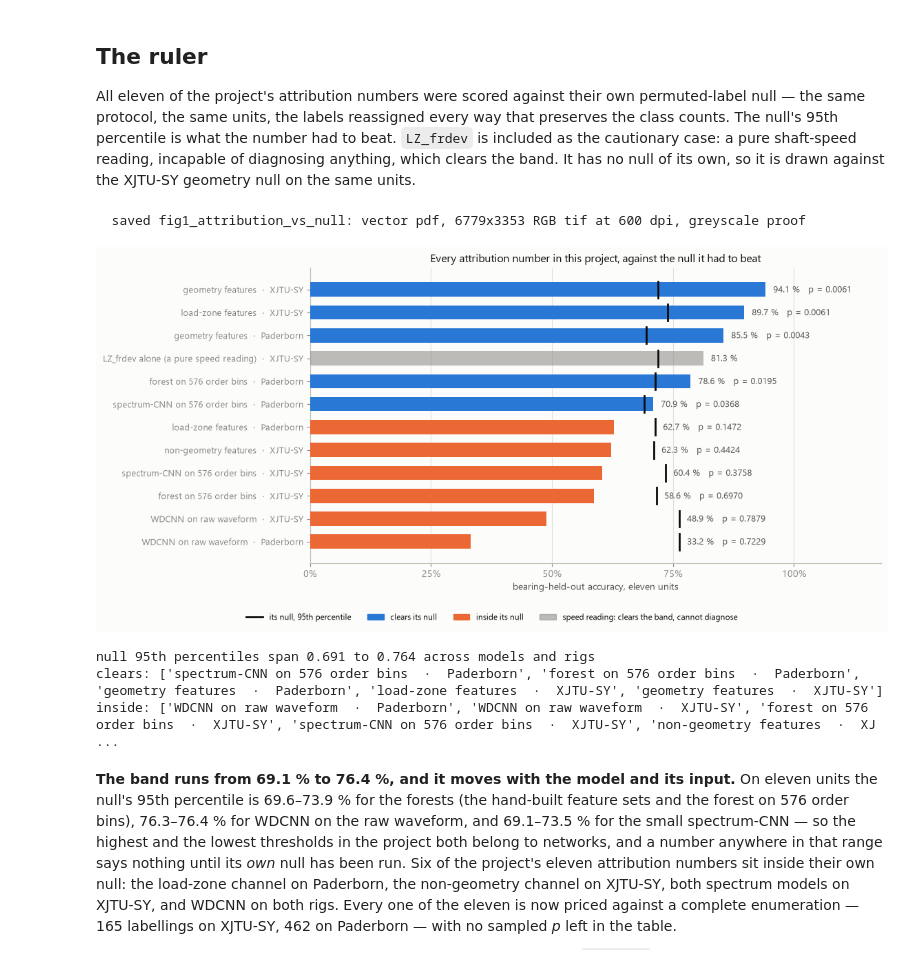
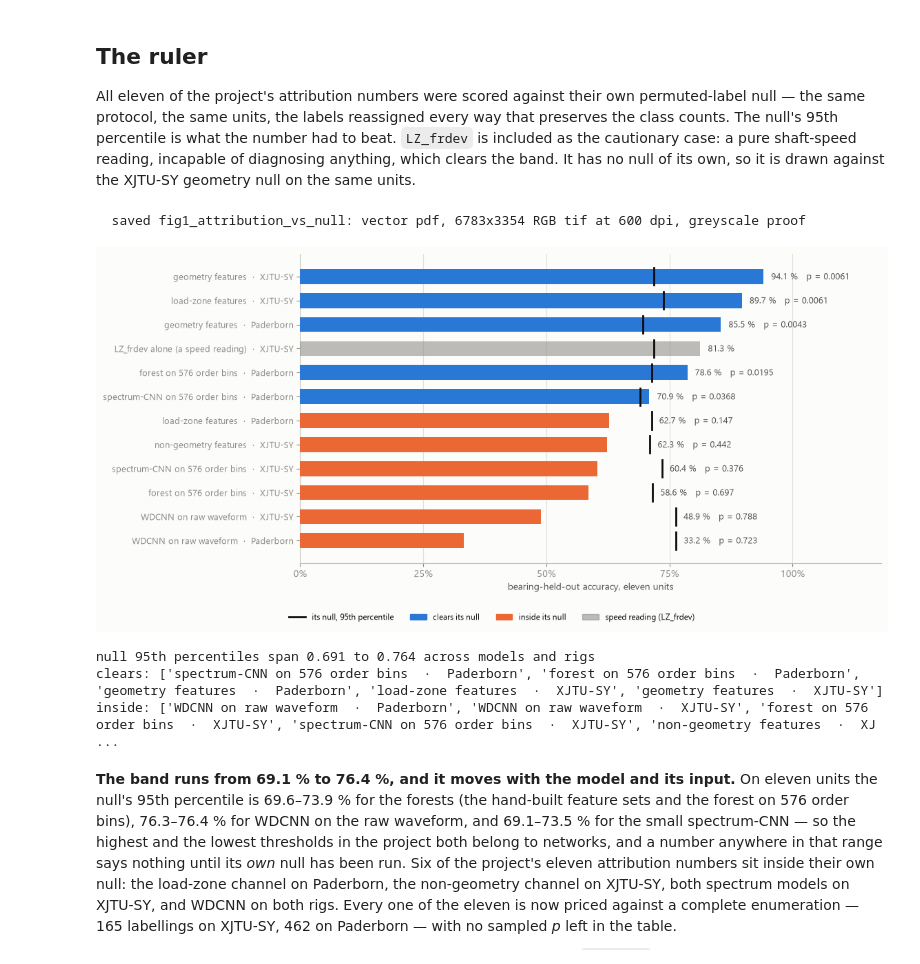
Before and after one commit to Mahmudulmadu/when-chance-is-hard-to-beat, a Jupyter notebook: notebooks/29_methods_and_registry.ipynb, the cells around one changed output. Cells and saved outputs as stored; diff of their text form; code cells hidden in the pictures.

Commit message:
Update manuscript, figures and registry for arXiv

```diff
--- a/notebooks/29_methods_and_registry.ipynb
+++ b/notebooks/29_methods_and_registry.ipynb
@@ -109,38 +109,37 @@ for yi, (_, r) in zip(y, acc.iterrows()):
     # geometry null on the same units. It clears that null and still diagnoses nothing.
     control = pd.isna(r.p)
     col = MUTED if control else (C_BLUE if r.verdict == "clears its null" else C_ORANGE)
     v = float(str(r.value).rstrip(" %")) / (100 if "%" in str(r.value) else 1)
     nv = float(str(r.comparator_value).rstrip(" %")) / (100 if "%" in str(r.comparator_value) else 1)
     ax.barh(yi, 100 * v, height=0.62, color=col, zorder=3, alpha=0.55 if control else 1.0)
     ax.plot([100 * nv] * 2, [yi - 0.36, yi + 0.36], color=INK, lw=2.0, zorder=5)
     # anchor right of whichever is further out, or the null marker strikes through the text
-    ax.annotate(f"{100 * v:.1f} %" + ("" if pd.isna(r.p) else f"   p = {r.p:.4f}"),
+    ax.annotate(f"{100 * v:.1f} %" + ("" if pd.isna(r.p) else f"   p = {r.p:.{3 if r.p >= 0.1 else 4}f}"),
                 (max(100 * v, 100 * nv), yi),
                 xytext=(8, -3), textcoords="offset points", fontsize=9, color=INK2)
 from matplotlib.patches import Patch
 from matplotlib.lines import Line2D
 handles = [Line2D([], [], color=INK, lw=2.0, label="its null, 95th percentile"),
            Patch(color=C_BLUE, label="clears its null"),
            Patch(color=C_ORANGE, label="inside its null"),
-           Patch(color=MUTED, alpha=0.55, label="speed reading: clears the band, cannot diagnose")]
+           Patch(color=MUTED, alpha=0.55, label="speed reading (LZ_frdev)")]
 ax.set_yticks(y, acc.label, fontsize=9)
 ax.set_xlim(0, 118)
 ax.set_xticks([0, 25, 50, 75, 100], ["0%", "25%", "50%", "75%", "100%"])
 ax.grid(axis="y", visible=False)
 ax.set_xlabel("bearing-held-out accuracy, eleven units")
 fig.legend(handles=handles, fontsize=8.5, loc="lower center", ncol=4, bbox_to_anchor=(0.5, 0.0), frameon=False)
-ax.set_title("Every attribution number in this project, against the null it had to beat", fontsize=11.5)
 plt.tight_layout(rect=(0, 0.07, 1, 1))
 save(fig, "fig1_attribution_vs_null")
 plt.show()
 
 band = acc[acc.p.notna()].comparator_value.astype(float)
 print(f"null 95th percentiles span {band.min():.3f} to {band.max():.3f} across models and rigs")
 print("clears:", acc[acc.verdict == "clears its null"].label.tolist())
 print("inside:", acc[acc.verdict == "inside its null"].label.tolist())
 # %% [output]
-  saved fig1_attribution_vs_null: vector pdf, 6779x3353 RGB tif at 600 dpi, greyscale proof
+  saved fig1_attribution_vs_null: vector pdf, 6783x3354 RGB tif at 600 dpi, greyscale proof
-[figure, old version]
+[figure, new version]
 null 95th percentiles span 0.691 to 0.764 across models and rigs
 clears: ['spectrum-CNN on 576 order bins  ·  Paderborn', 'forest on 576 order bins  ·  Paderborn', 'geometry features  ·  Paderborn', 'load-zone features  ·  XJTU-SY', 'geometry features  ·  XJTU-SY']
 inside: ['WDCNN on raw waveform  ·  Paderborn', 'WDCNN on raw waveform  ·  XJTU-SY', 'forest on 576 order bins  ·  XJTU-SY', 'spectrum-CNN on 576 order bins  ·  XJTU-SY', 'non-geometry features  ·  XJ ...
```
Also changed, not shown: parts of 2 cells of this notebook, 14 other files.
